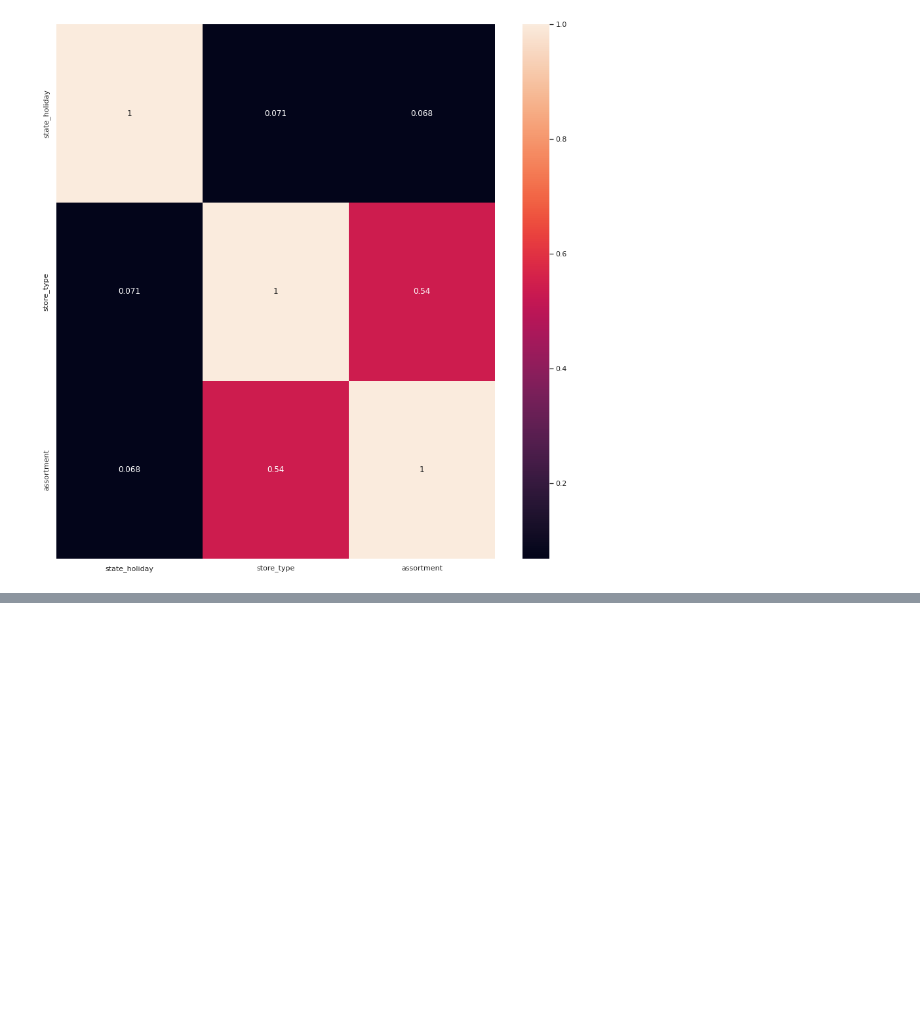
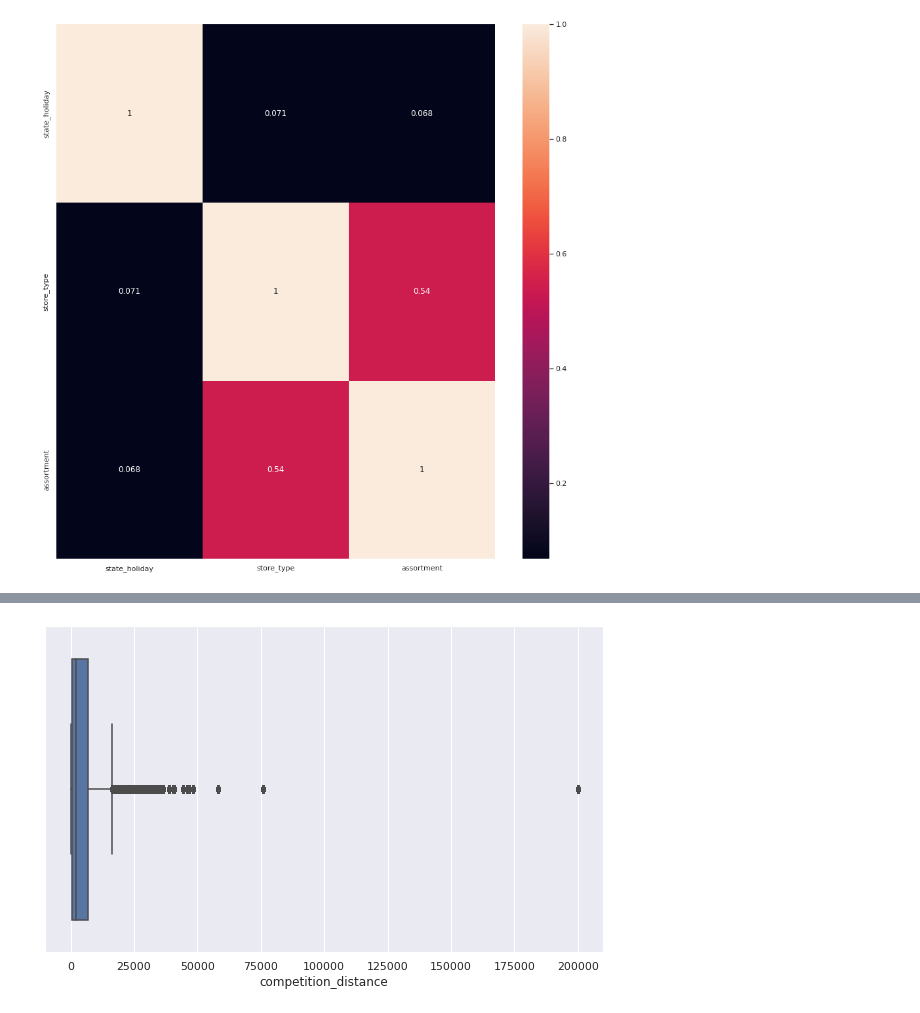
Before and after one commit to velozo-oliveira/rosmman_sales_prediction, a Jupyter notebook: m02_v01_store_sales_prediction.ipynb, the cells around one changed output, grey strips where cells are left out. Drawn from its saved outputs; the diff is of its cells as text; code cells hidden in the pictures; blank space fills up the shorter version.

```diff
--- a/m02_v01_store_sales_prediction.ipynb
+++ b/m02_v01_store_sales_prediction.ipynb
@@ -794,0 +867,3 @@ After consulting section 4.1.2 it is noted that there is no normal distribution.
+# %%
+# converting the 'week_of_year' series from type UInt32 to int64
+df5['week_of_year'] = df5['week_of_year'].astype('int64')
@@ -794,0 +884,5 @@ After consulting section 4.1.2 it is noted that there is no normal distribution.
+# %%
+plt.figure(figsize=(10,6))
+sns.boxplot(x = df5['competition_distance']);
+# %% [output]
+[figure, added]
```
Also changed, not shown: parts of 123 cells of this notebook, 1 other file.
